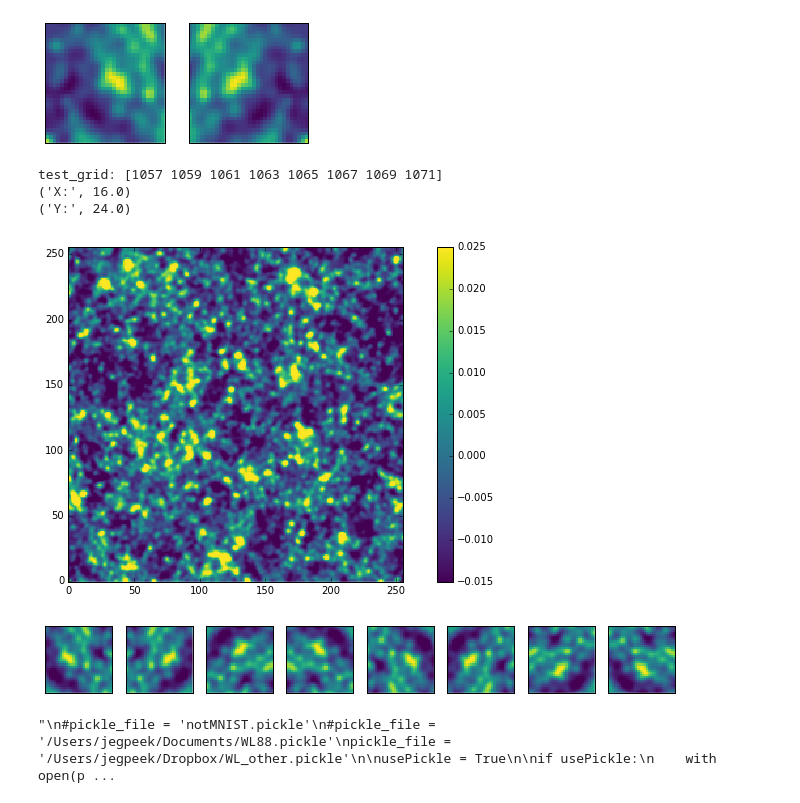
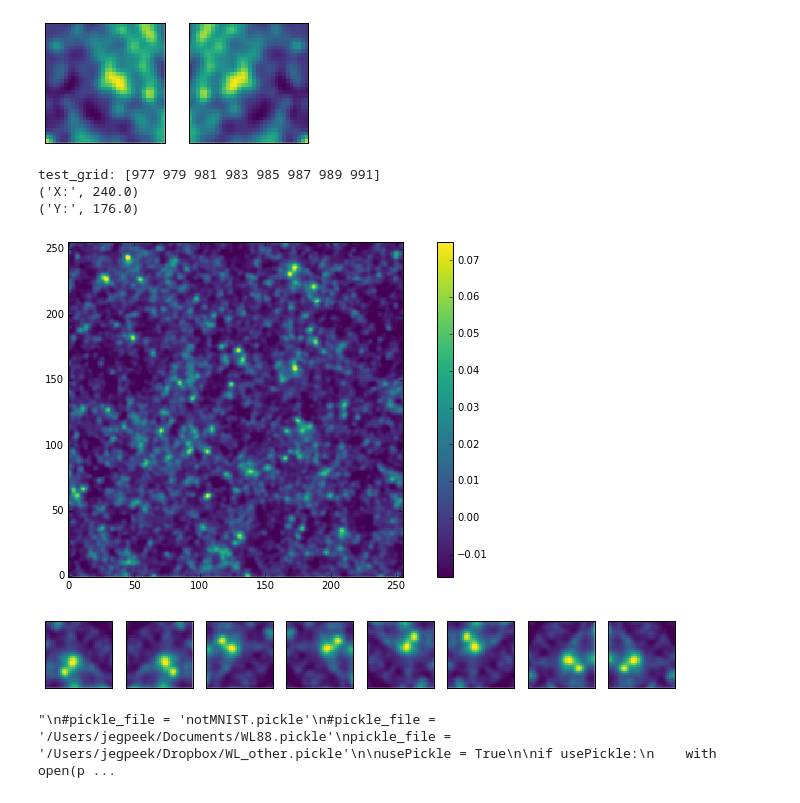
Before and after one commit to jrhastro/astroNN, a Jupyter notebook: conv_WL_devel.ipynb, the cells around one changed output. Saved outputs shown, nothing was run; the diff lists cells and outputs as text; code cells hidden in the pictures.

Commit message:
Clean up of temporary and test files pre-delivery to Craig

```diff
--- a/conv_WL_devel.ipynb
+++ b/conv_WL_devel.ipynb
@@ -383,41 +383,44 @@ for i in range(2465):
 # [2464]
 
 # Plot the full figure (rebinned)
 plt.figure(figsize=(12, 6))
 image_data = data[:,:,8,1]
 #plt.imshow(fullimage, origin="lower")
 plt.imshow(image_data, origin='lower')
-plt.clim(-.015,0.025)
+plt.clim(-.016,0.075)
 plt.colorbar()
+plt.savefig('/internal/data1/tensorflow/images/WL_devel/simulation_binned.pdf',format='pdf')
 
 
 # Plot based on setup grid
+for gridpt in range(61,62):
 #for gridpt in range(0,3):
-for gridpt in range(66,67):
+#for gridpt in range(66,67):
 #for gridpt in range(2464,2465):
     fig, axes = plt.subplots(nrows=1, ncols=8,figsize=(10,10))
     #gridpt = 0
     j = 0
     print "test_grid:",test_grid[gridpt]
     for ax in axes.flat:
         idx = test_grid[gridpt][j]
         pldata = test_dataset[idx, :32, :32]
-        im = ax.imshow(pldata, origin='lower', vmin=-0.015, vmax=0.025)
+        im = ax.imshow(pldata, origin='lower', vmin=-0.016, vmax=0.075)
         ax.set_xticks(())
         ax.set_yticks(())
+        fig.savefig("/internal/data1/tensorflow/images/WL_devel/simulation_cut"+str(j)+".pdf",format='pdf')
         j+=1
     fig.subplots_adjust(right=1.)
     print("X:",x_centers[8,:,0][np.arange(gridpt*8,gridpt*8+8)][0])
     print("Y:",y_centers[8,:,0][np.arange(gridpt*8,gridpt*8+8)][0])
 
 #cbar_ax = fig.add_axes(([0.85, 0.15, 0.05, 0.7]))
 #fig.colorbar(im, cax=cbar_ax)
 # %% [output]
-test_grid: [1057 1059 1061 1063 1065 1067 1069 1071]
-('X:', 16.0)
-('Y:', 24.0)
+test_grid: [977 979 981 983 985 987 989 991]
+('X:', 240.0)
+('Y:', 176.0)
-[figure, old version]
+[figure, new version]
-[figure, old version]
+[figure, new version]
 # %%
 # Just don't even worry about this for now.
 # Figure it out later.
```
Also changed, not shown: parts of 2 cells of this notebook, 9 other files.
